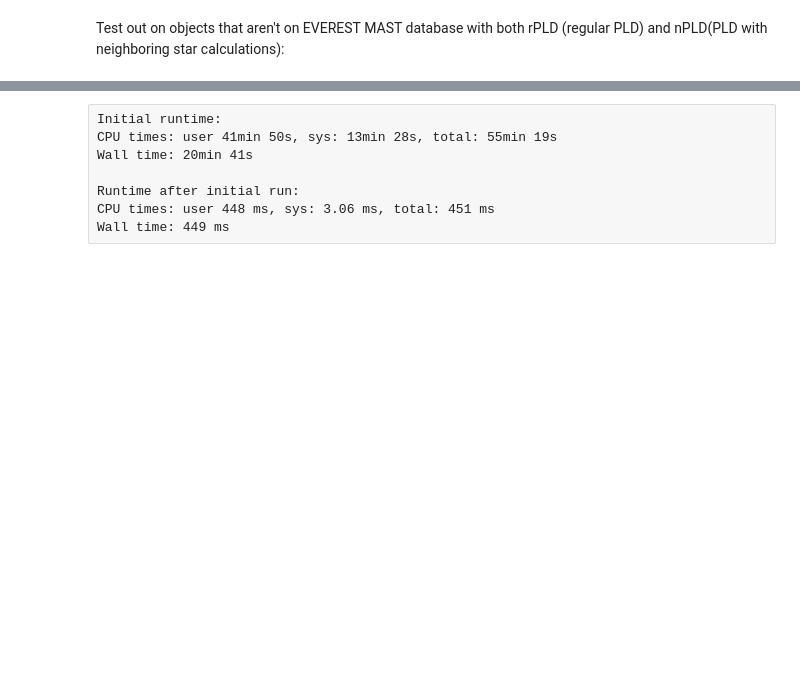
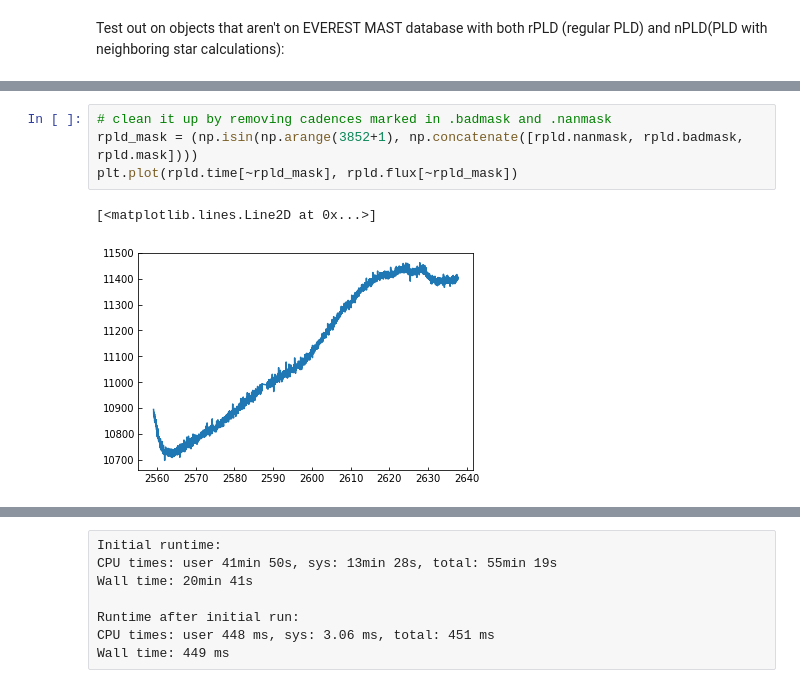
Before and after one commit to rrybuttry/agn_everest, a Jupyter notebook: everest_manual_detrend.ipynb, the cells around one changed output, grey strips where cells are left out. Drawn from its saved outputs; the diff is of its cells as text; blank space fills up the shorter version.

```diff
--- a/everest_manual_detrend.ipynb
+++ b/everest_manual_detrend.ipynb
@@ -41,3 +30,10 @@ plt.plot(rpld.time[~rpld.mask][sortingr], rpld.flux[~rpld.mask][sortingr])
+# %%
+# clean it up by removing cadences marked in .badmask and .nanmask
+rpld_mask = (np.isin(np.arange(3852+1), np.concatenate([rpld.nanmask, rpld.badmask, rpld.mask])))
+plt.plot(rpld.time[~rpld_mask], rpld.flux[~rpld_mask])
+# %% [output]
+[<matplotlib.lines.Line2D at 0x...>]
+[figure, added]
 # %%
 %%time
 npld = everest.detrender.nPLD(test_epic, season=8)
```
Also changed, not shown: parts of 28 cells of this notebook, 4 other files.
